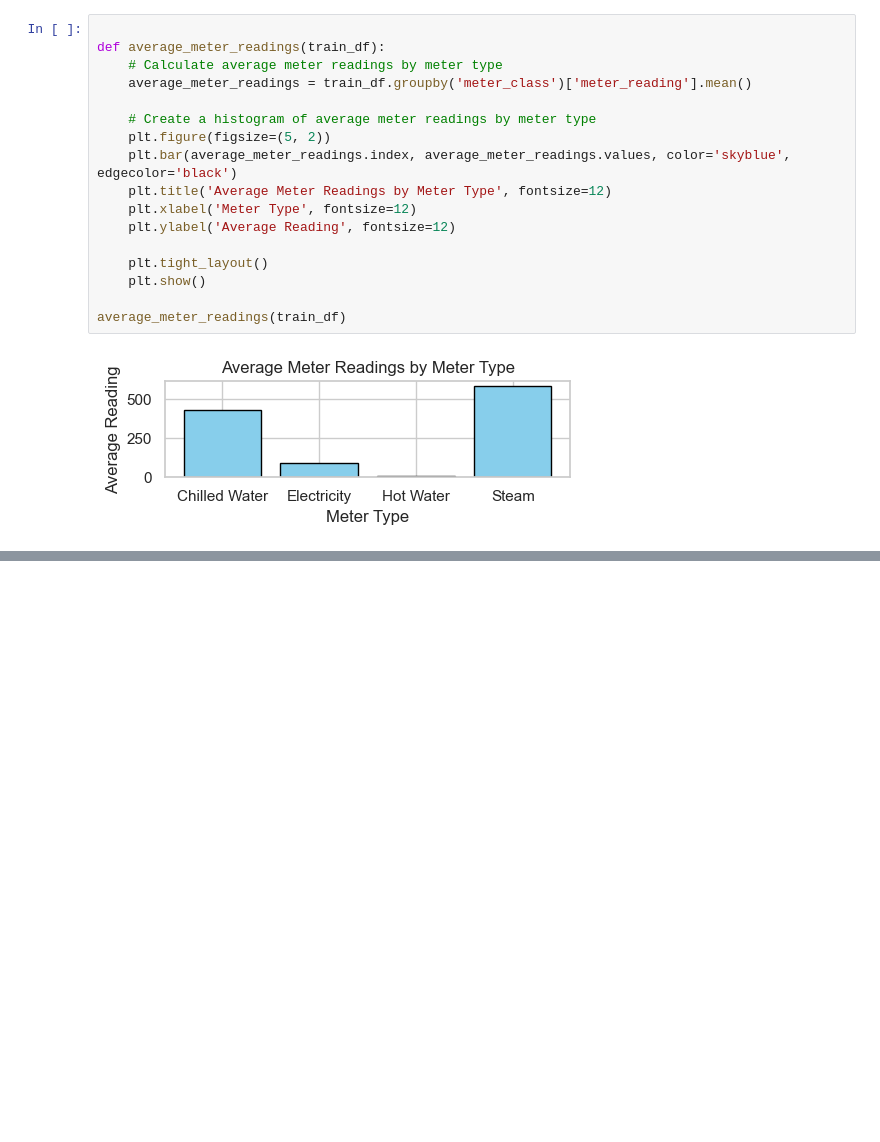
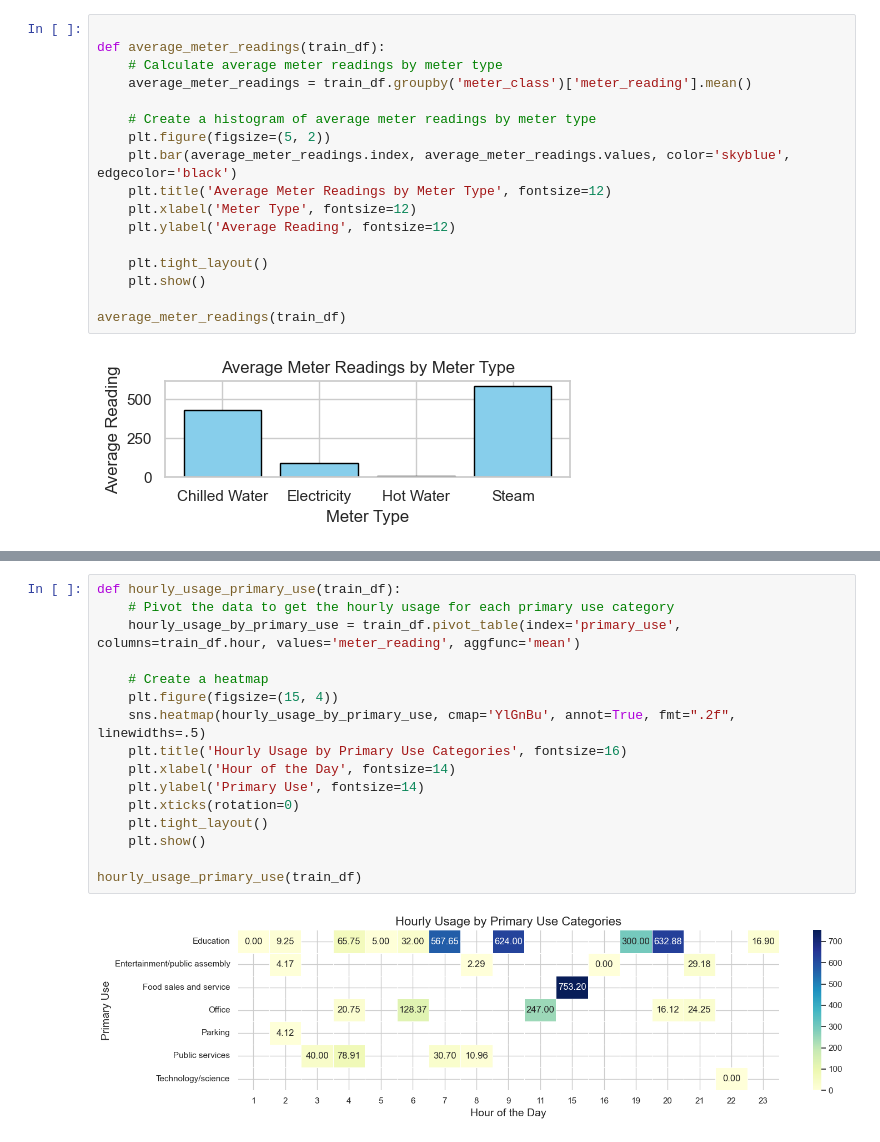
Before and after one commit to IvaMate/Energy-predictor, a Jupyter notebook: notebooks/1-im-eda.ipynb, the cells around one changed output, grey strips where cells are left out. Saved outputs shown, nothing was run; the diff lists cells and outputs as text; blank space fills up the shorter version.

```diff
--- a/notebooks/1-im-eda.ipynb
+++ b/notebooks/1-im-eda.ipynb
@@ -309,0 +322,18 @@ KeyboardInterrupt:
+# %%
+def hourly_usage_primary_use(train_df):
+    # Pivot the data to get the hourly usage for each primary use category
+    hourly_usage_by_primary_use = train_df.pivot_table(index='primary_use', columns=train_df.hour, values='meter_reading', aggfunc='mean')
+
+    # Create a heatmap
+    plt.figure(figsize=(15, 4))
+    sns.heatmap(hourly_usage_by_primary_use, cmap='YlGnBu', annot=True, fmt=".2f", linewidths=.5)
+    plt.title('Hourly Usage by Primary Use Categories', fontsize=16)
+    plt.xlabel('Hour of the Day', fontsize=14)
+    plt.ylabel('Primary Use', fontsize=14)
+    plt.xticks(rotation=0)
+    plt.tight_layout()
+    plt.show()
+
+hourly_usage_primary_use(train_df)
+# %% [output]
+[figure, added]
```
Also changed, not shown: parts of 33 cells of this notebook, 1 other file.
